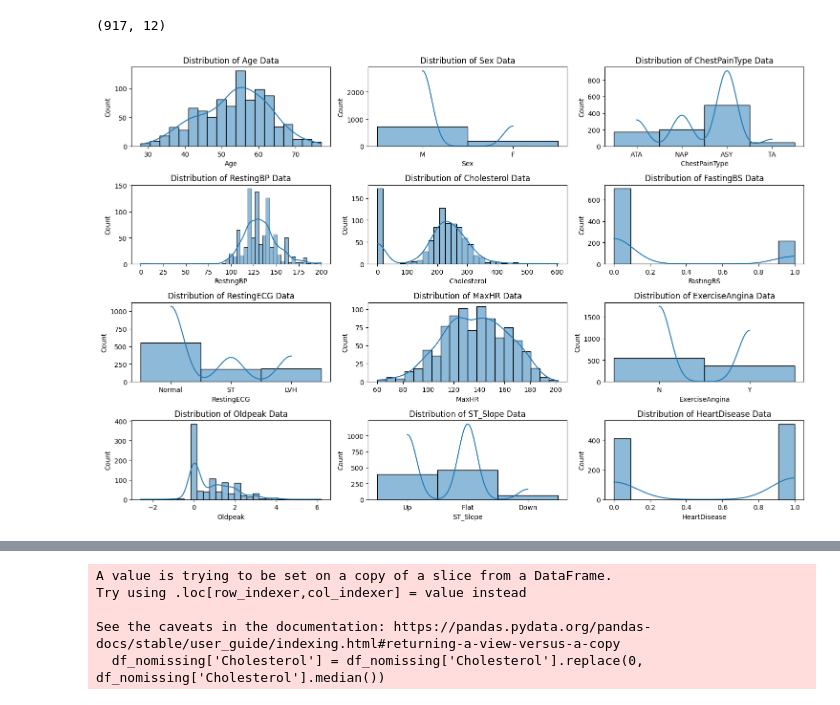
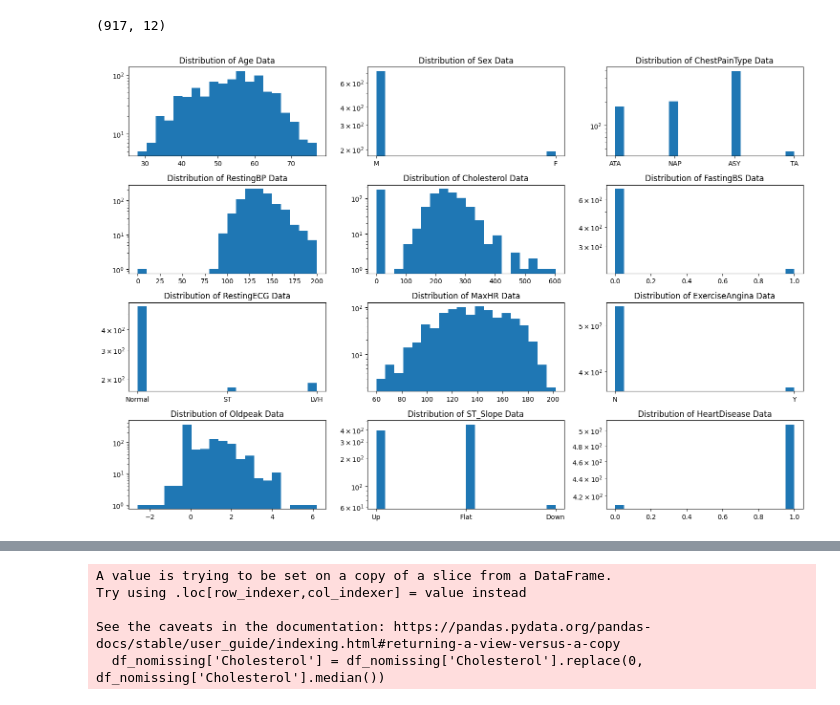
Before and after one commit to Leosp90/fantastic-ds-journey, a Jupyter notebook: kaggle_heart_failure.ipynb, the cells around one changed output, grey strips where cells are left out. Drawn from its saved outputs; the diff is of its cells as text; code cells hidden in the pictures.

```diff
--- a/kaggle_heart_failure.ipynb
+++ b/kaggle_heart_failure.ipynb
@@ -80,14 +80,15 @@ df_nomissing.shape
 # %%
 import seaborn as sns
 import matplotlib.pyplot as plt
 
 plt.figure(figsize=(15,10))
 for i,col in enumerate(df.columns,1):
     plt.subplot(4,3,i)
     plt.title(f"Distribution of {col} Data")
-    sns.histplot(df[col],kde=True)
+    plt.hist(df[col], bins = 20, log = True)
+    ##sns.histplot(df[col],kde=True)
     plt.tight_layout()
     plt.plot()
 # %% [output]
-[figure, old version]
+[figure, new version]
 # %%
```
Also changed, not shown: parts of 9 cells of this notebook.
